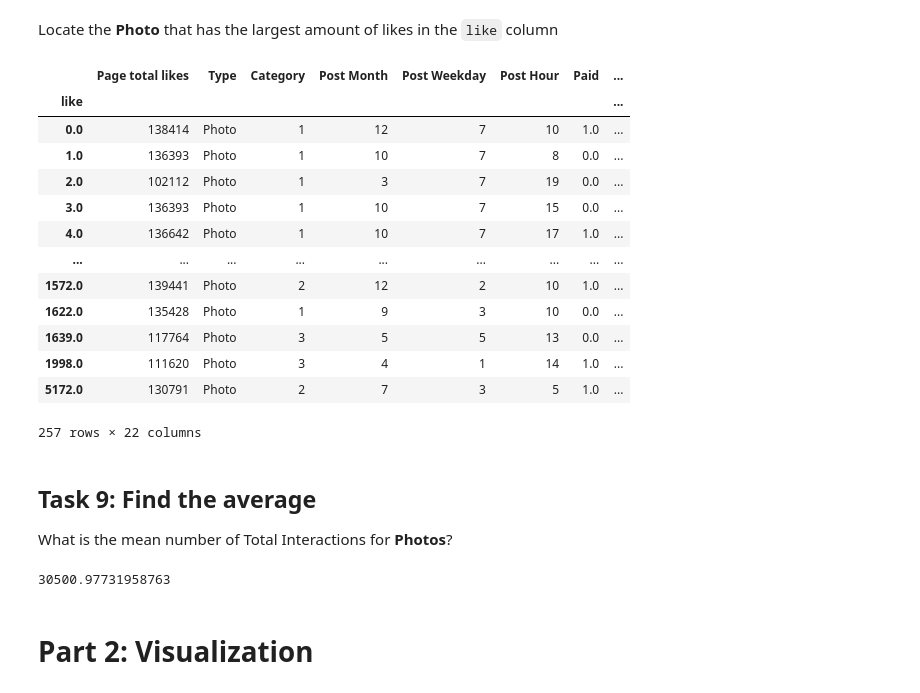
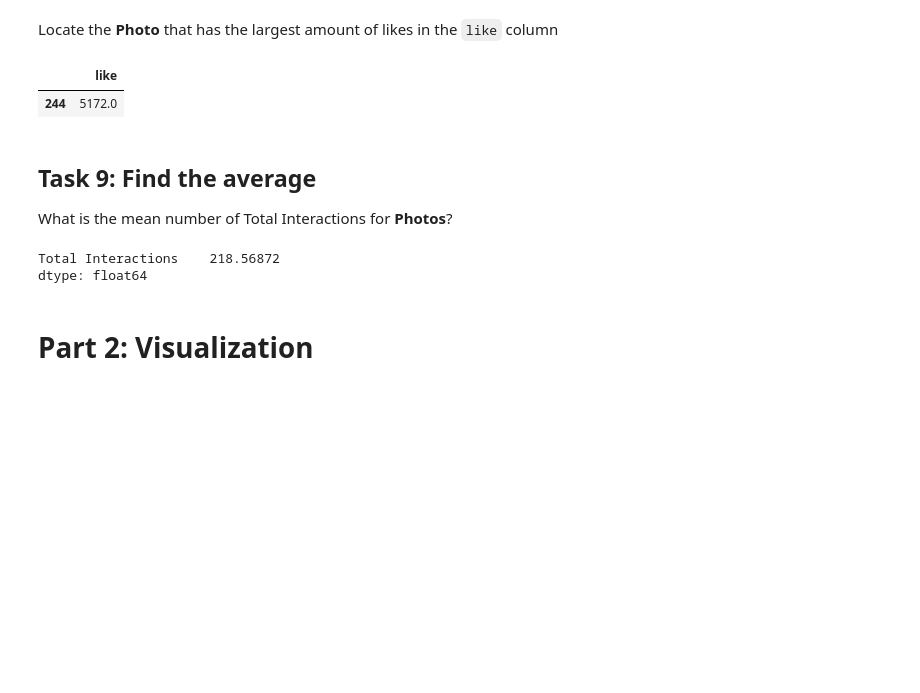
Before and after one commit to evanstaffen/NYC-DS-091922, a Jupyter notebook: CodeChallengeReviews/Phase1/P1-Code-Challenge-Review-Copy1.ipynb, the cells around one changed output. Drawn from its saved outputs; the diff is of its cells as text; code cells hidden in the pictures; blank space fills up the shorter version.

```diff
--- a/CodeChallengeReviews/Phase1/P1-Code-Challenge-Review-Copy1.ipynb
+++ b/CodeChallengeReviews/Phase1/P1-Code-Challenge-Review-Copy1.ipynb
@@ -257,24 +273,11 @@ Locate the **Photo** that has the largest amount of likes in the `like` column
 # call_on_students(1)
 # %%
 # Your code here #5172
-df[df.Type == 'Photo'].like.max()
-x = df.groupby('like').max()
-x
+#df[df['Type']=='Photo']['like'].max()
+df.loc[df['Type'] == 'Photo', ['like']].sort_values(by = ['like'], ascending = False).head(1)
 # %% [output]
-|  | Page total likes | Type | Category | Post Month | Post Weekday | Post Hour | Paid | ... |
-| like |  |  |  |  |  |  |  | ... |
-| 0.0 | 138414 | Photo | 1 | 12 | 7 | 10 | 1.0 | ... |
-| 1.0 | 136393 | Photo | 1 | 10 | 7 | 8 | 0.0 | ... |
-| 2.0 | 102112 | Photo | 1 | 3 | 7 | 19 | 0.0 | ... |
-| 3.0 | 136393 | Photo | 1 | 10 | 7 | 15 | 0.0 | ... |
-| 4.0 | 136642 | Photo | 1 | 10 | 7 | 17 | 1.0 | ... |
-| ... | ... | ... | ... | ... | ... | ... | ... | ... |
-| 1572.0 | 139441 | Photo | 2 | 12 | 2 | 10 | 1.0 | ... |
-| 1622.0 | 135428 | Photo | 1 | 9 | 3 | 10 | 0.0 | ... |
-| 1639.0 | 117764 | Photo | 3 | 5 | 5 | 13 | 0.0 | ... |
-| 1998.0 | 111620 | Photo | 3 | 4 | 1 | 14 | 1.0 | ... |
-| 5172.0 | 130791 | Photo | 2 | 7 | 3 | 5 | 1.0 | ... |
+|  | like |
+| 244 | 5172.0 |
-257 rows × 22 columns
 # %% [markdown]
 ## Task 9: Find the average
 
@@ -285,10 +288,13 @@ What is the mean number of Total Interactions for **Photos**?
 # Your code here
 #len(x) = #485
 #sum(df['Lifetime Post Total Impressions']) = 14792974
-avg = 14792974/485
-avg
+
+#
+avg_likes = df[df['Type']=='Photo'][['Total Interactions']].mean()
+avg_likes
 # %% [output]
-30500.97731958763
+Total Interactions    218.56872
+dtype: float64
 # %% [markdown]
 <a id='viz'></a>
 # Part 2: Visualization
```
Also changed, not shown: parts of 17 cells of this notebook, 1 other file.
